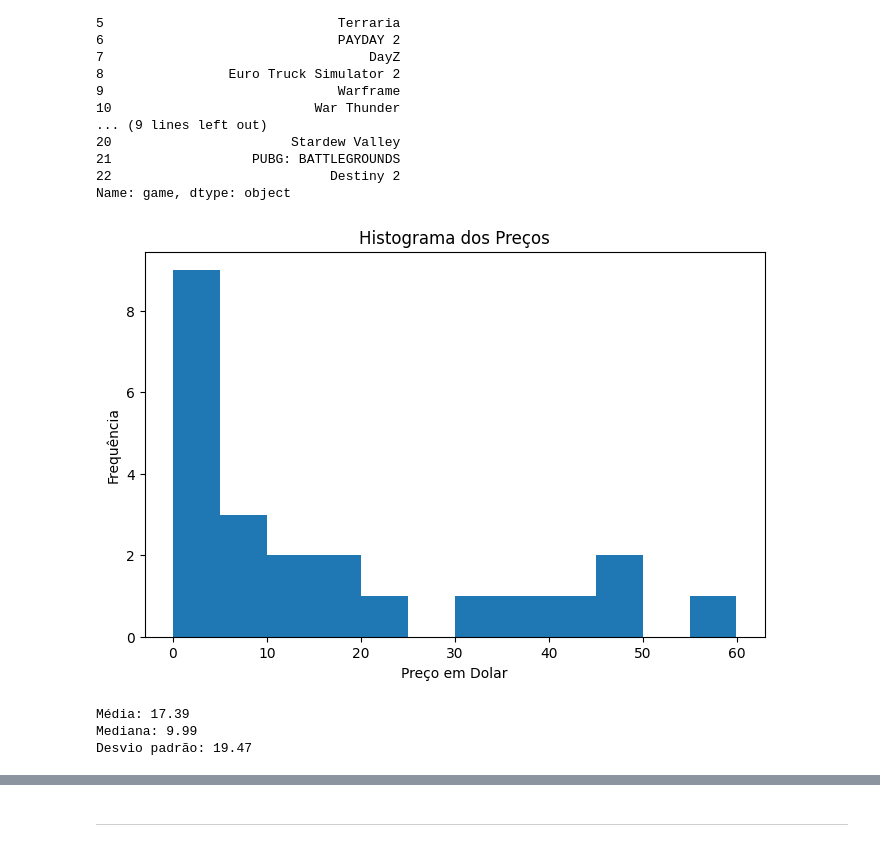
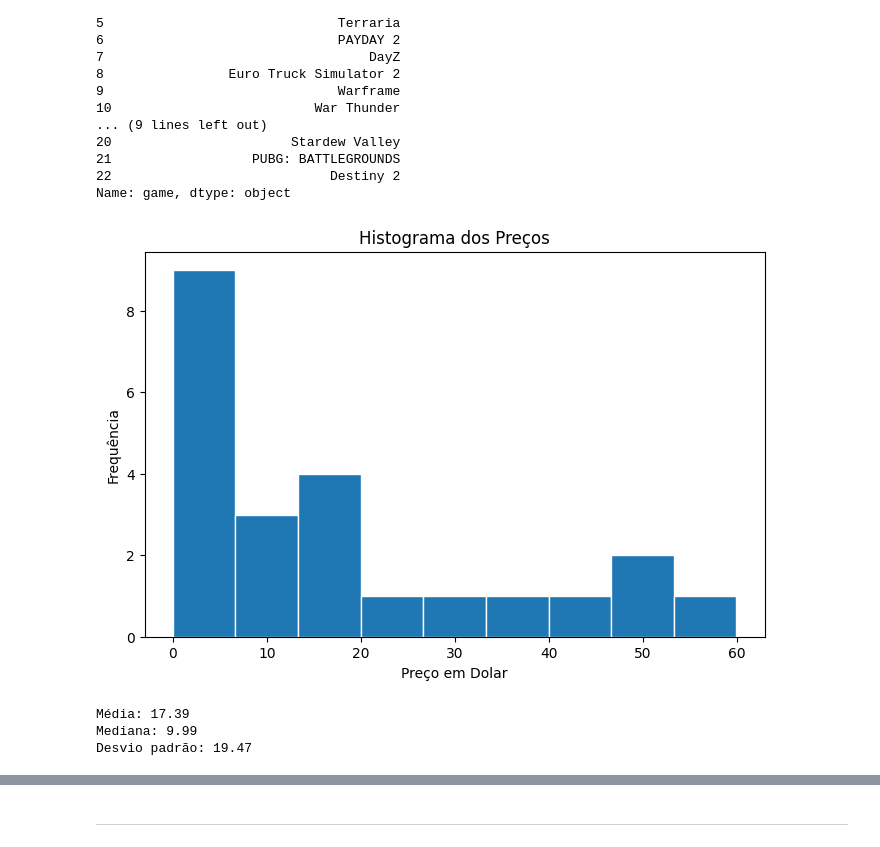
Before and after one commit to AlortCraft/Projeto-ICD-Steam, a Jupyter notebook: relatorio.ipynb, the cells around one changed output, grey strips where cells are left out. Cells and saved outputs as stored; diff of their text form; code cells hidden in the pictures.

```diff
--- a/relatorio.ipynb
+++ b/relatorio.ipynb
@@ -147,19 +145,20 @@ Jogos que se mantiveram no topo entre 2019 e 2024:
 22                            Destiny 2
 Name: game, dtype: object
 # %%
+import matplotlib.pyplot as plt
+
 plt.figure(figsize=(8, 5))
-plt.hist(df_games_fixos["price_USD"], bins=12)
-
+plt.hist(df_games_fixos["price_USD"], bins=9, edgecolor='white')
 plt.title("Histograma dos Preços")
 plt.xlabel("Preço em Dolar")
 plt.ylabel("Frequência")
 plt.show()
 
 print(f"Média: {df_games_fixos["price_USD"].mean():.2f}")
 print(f"Mediana: {df_games_fixos["price_USD"].median():.2f}")
 print(f"Desvio padrão: {df_games_fixos["price_USD"].std():.2f}")
 # %% [output]
-[figure, old version]
+[figure, new version]
 Média: 17.39
 Mediana: 9.99
 Desvio padrão: 19.47
```
Also changed, not shown: parts of 22 cells of this notebook, 2 other files.
